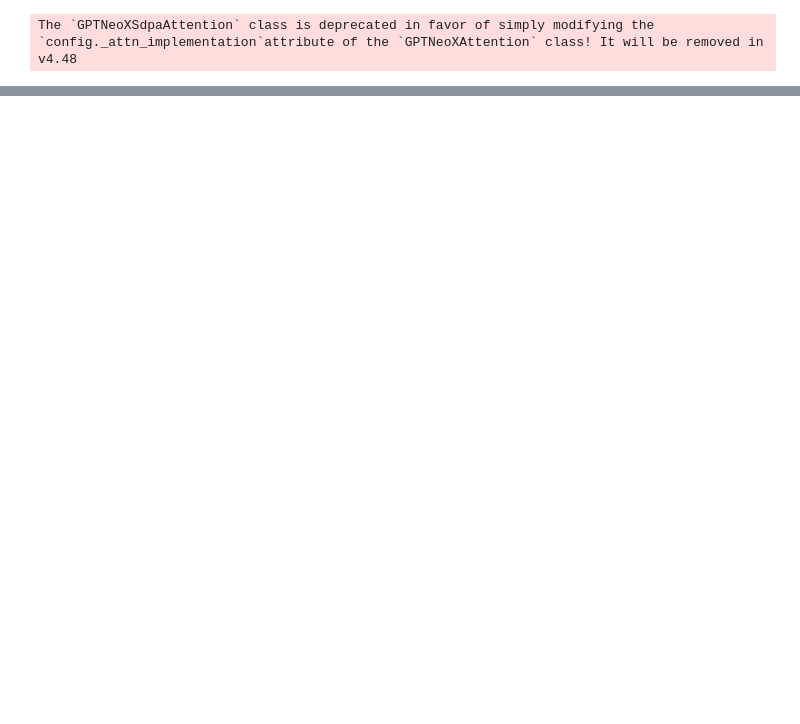
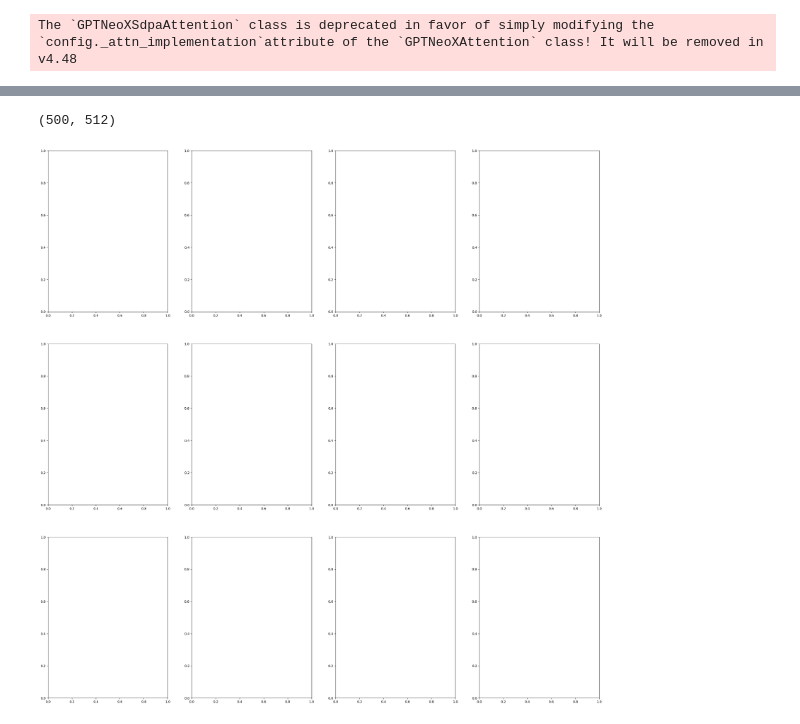
Before and after one commit to CRIS-Lab-2025/dictionary_learning, a Jupyter notebook: ngram_encoding.ipynb, the cells around one changed output, grey strips where cells are left out. Saved outputs shown, nothing was run; the diff lists cells and outputs as text; code cells hidden in the pictures; blank space fills up the shorter version.

Commit message:
dict vec

```diff
--- a/ngram_encoding.ipynb
+++ b/ngram_encoding.ipynb
@@ -145,0 +208,49 @@ torch.Size([512, 256])
+# %%
+one_gram_matrix = np.vstack([x for x,_ in one_gram_targets_activations])
+# %%
+one_gram_matrix.shape
+# %% [output]
+(500, 512)
+# %%
+two_gram_matrix = np.vstack([x for x,_ in two_gram_activations])
+# %%
+baseline = cosine_similarity_matrix(one_gram_matrix, two_gram_matrix)
+# %%
+dict_vec_target_improvements:List[List[float]] = []
+dict_vec_all_improvements:List[List[List[float]]] = []
+
+
+
+for vec in dictionary:
+    vec = vec.reshape(1,-1)
+    shifted_one_gram_matrix = one_gram_matrix + vec
+    cos = cosine_similarity_matrix(shifted_one_gram_matrix, two_gram_matrix)
+
+    adv = cos - baseline
+
+    dict_vec_target_improvements.append(list((idx,a) for idx,a in enumerate(adv.diagonal()) if a > 0))
+    # Vectors where vector shift resulted in targeted improvement
+
+    # dict_vec_all_improvements.append([row[row > 0].tolist() for row in adv]) #TODO: Better data structure
+    # Vectors where vector shift resulted in any improvement
+# %%
+import seaborn as sns
+
+import matplotlib.pyplot as plt
+
+ax = ax.flatten()
+
+token_value_by_dict_vec = []
+
+for i in range(len(dictionary)):
+
+    vals = sorted(dict_vec_target_improvements[i],reverse=True, key=lambda x: x[1])
+
+    tokens = {}
+
+    for idx, val in vals:
+        tokens[one_gram_samples[idx]] = tokens.get(one_gram_samples[idx],0) + val
+
+    token_value_by_dict_vec.append(tokens)
+# %% [output]
+[figure, added]
```
Also changed, not shown: parts of 13 cells of this notebook, 1 other file.
